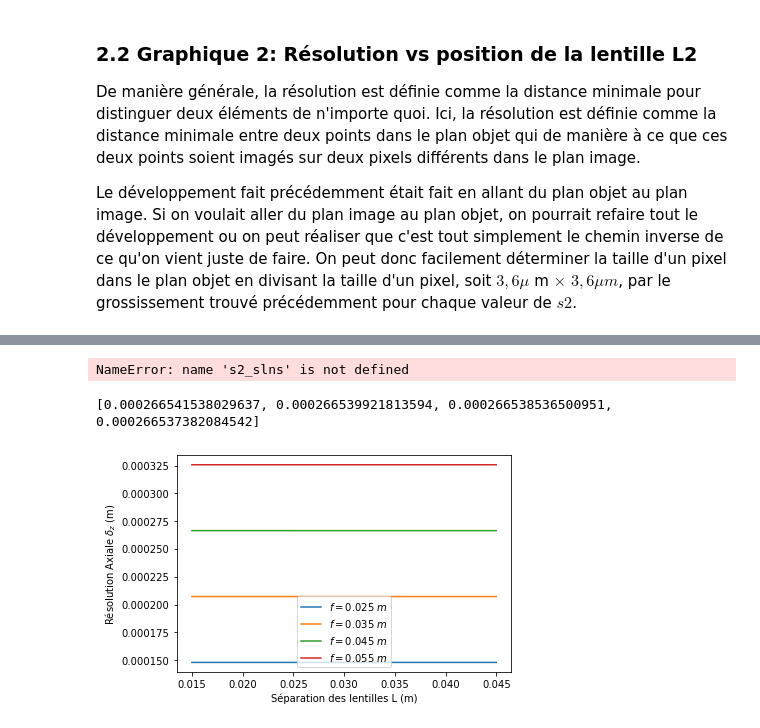
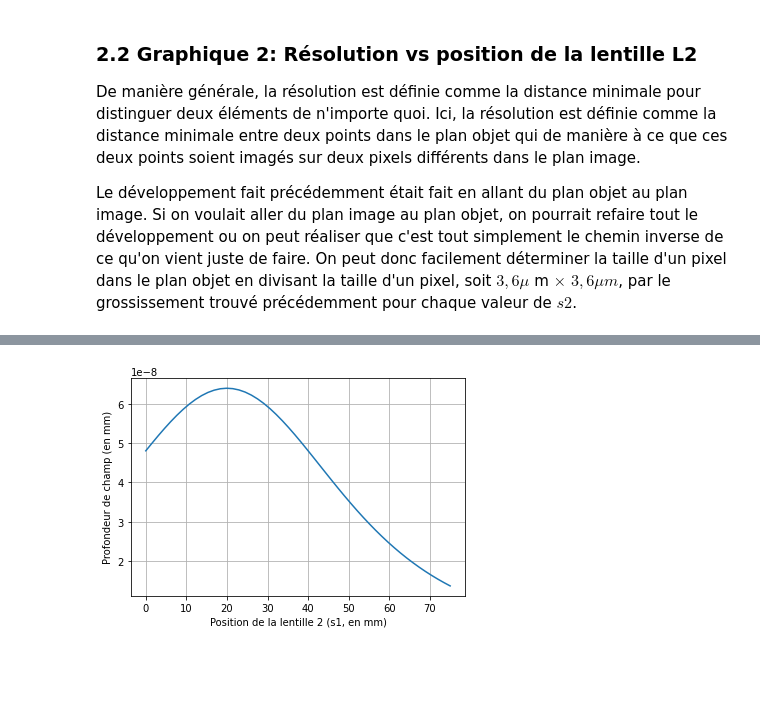
Before and after one commit to nicolasleblanc-poly/Introduction-l-optique-moderne, a Jupyter notebook: Laboratoire 2/pre-lab_2.ipynb, the cells around one changed output, grey strips where cells are left out. Drawn from its saved outputs; the diff is of its cells as text; code cells hidden in the pictures; blank space fills up the shorter version.

```diff
--- a/Laboratoire 2/pre-lab_2.ipynb
+++ b/Laboratoire 2/pre-lab_2.ipynb
@@ -162,17 +200,12 @@ Même chose que pour le pré-lab 1, mais on utilise $d_{pixel}$ au lieu de $d_{s
 # %%
-# Calcul Retourne la position des plans images (orange et rose), qui se retrouvent
-# à droite de la lentille à droite
-f3 = 150e-3 # [m]
-d = 3.6e-6 # [m]
-D = 25.4e-3 # [m]
-s3_orange = f3 - (d*f3)/(D-d) # Position du plan image en orange
-s3_rose = f3 + (d*f3)/(D-d) # Position du plan image en rose
+
 
 # Fonction pour calculer la profondeur de champ (PdC)
 def PdC(s1, L, s3_orange, s3_rose):
     # on trouve la matrice de tracé de rayon pour le plan image en orange
-    s2 = sp.symbols('s2')
-    Msys = system_matrix(s1, s2, s3_orange)
+    Lobj = sp.symbols('Lobj')
+
+    Msys = system_matrix(s1, L-s1-s3_orange, s3_orange, Lobj)
     # On est dans le cas où le rayon incident et le rayon transmis convergent chancun en un point.
     # On est donc dans le cas où le coefficient B de la matrice [[A B], [C,D]] vaut 0.
     B = Msys[0, 1]
@@ -180,8 +213,8 @@ def PdC(s1, L, s3_orange, s3_rose):
     x1 = sp.solve(B)[0]
 
     # On trouve la matrice de tracé de rayon pour le plan image en rose.
-    s2 = sp.symbols('s2')
-    Msys = system_matrix(s1, s2, s3_rose)
+    Lobj = sp.symbols('Lobj')
+    Msys = system_matrix(s1, L-s1-s3_rose, s3_rose, Lobj)
     # Même chose que pour le plan image en orange.
     B = Msys[0, 1]
     # On résoud le système formé de l'élément (0,1) de la matrice de tracé de rayon égal à 0.
@@ -190,16 +223,24 @@ def PdC(s1, L, s3_orange, s3_rose):
     dof = np.abs(x2-x1)
     return dof
 # %%
-L = 190e-3 # [m]
-s1 = np.linspace(0, 75e-3, 50) # [m]
+# Calcul Retourne la position des plans images (orange et rose), qui se retrouvent
+# à droite de la lentille à droite
+f3 = 150 # [mm]
+d = 3.6e-3 # [mm]
+D = 25.4 # [mm]
+s3_orange = f3 - (d*f3)/(D-d) # Position du plan image en orange en [mm]
+s3_rose = f3 + (d*f3)/(D-d) # Position du plan image en rose en [mm]
+
+L = 190 # [mm]
+s1 = np.linspace(0, 75, 50) # [mm]
 PdC_vals = []
 # Calcul de la profondeur de champ pour chaque valeur de s1
 for s1_val in s1:
     PdC_vals.append(PdC(s1_val, L, s3_orange, s3_rose))
 
-plt.plot(s2_slns, PdC_vals)
-plt.xlabel("Position de la lentille 2 (s2, en mm)")
-plt.ylabel("Grossissement (g, sans unité)")
+plt.plot(s1, PdC_vals)
+plt.xlabel("Position de la lentille 2 (s1, en mm)")
+plt.ylabel("Profondeur de champ (en mm)")
 plt.grid()
 # %% [output]
-NameError: name 's2_slns' is not defined
+[figure, added]
@@ -221,12 +246,0 @@ for i in range(len(f)):
-# %%
-plt.figure()
-for i in range(len(L)):
-    plt.plot(L, every_dofs[i], label=f'$f = ${f[i]} $m$')
-plt.xlabel('Séparation des lentilles L (m)')
-plt.ylabel('Résolution Axiale $\delta_z$ (m)')
-plt.legend(loc='best')
-
-print(every_dofs[2])
-# %% [output]
-[0.000266541538029637, 0.000266539921813594, 0.000266538536500951, 0.000266537382084542]
-[figure, removed]
```
Also changed, not shown: parts of 16 cells of this notebook, 4 other files.
